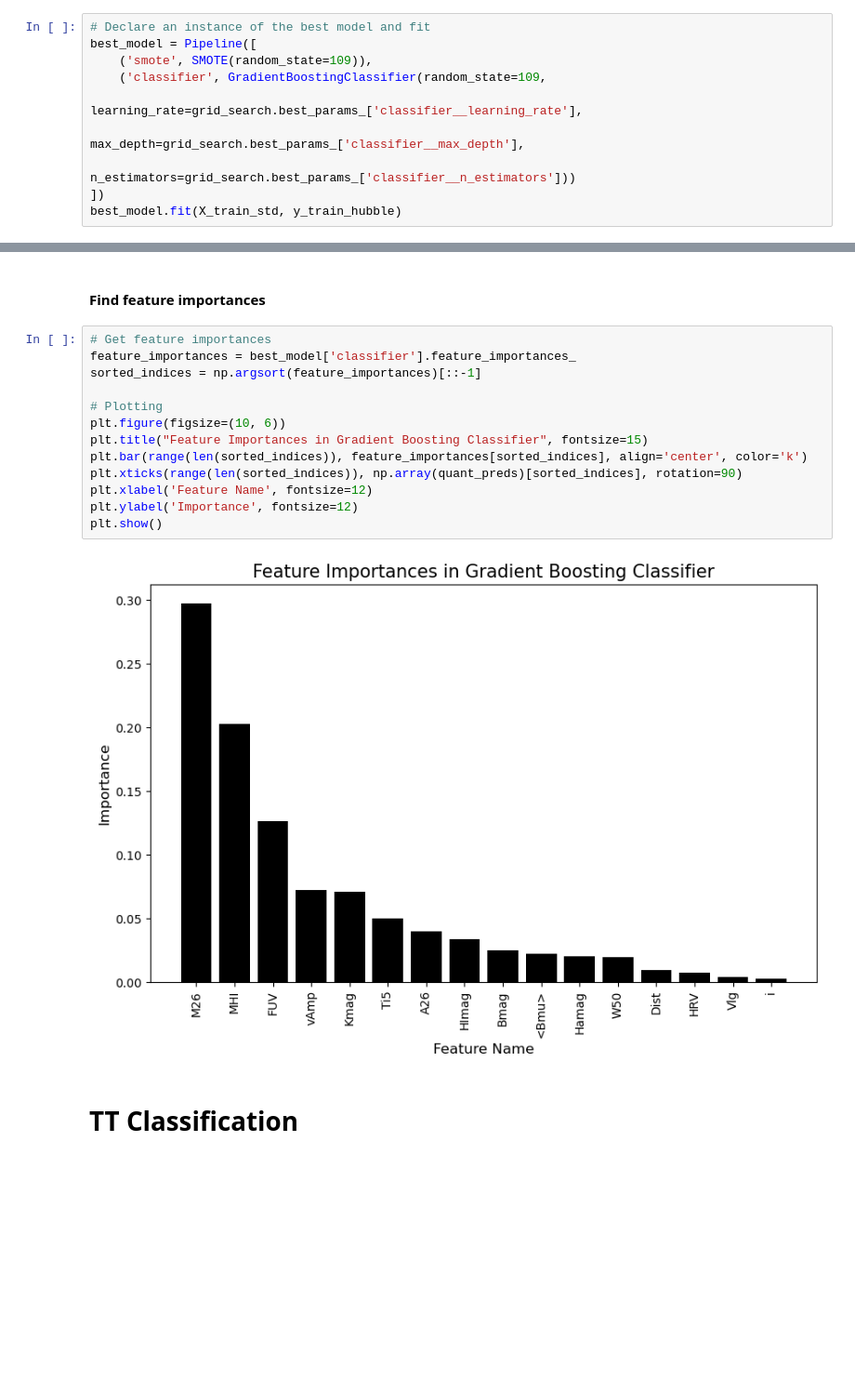
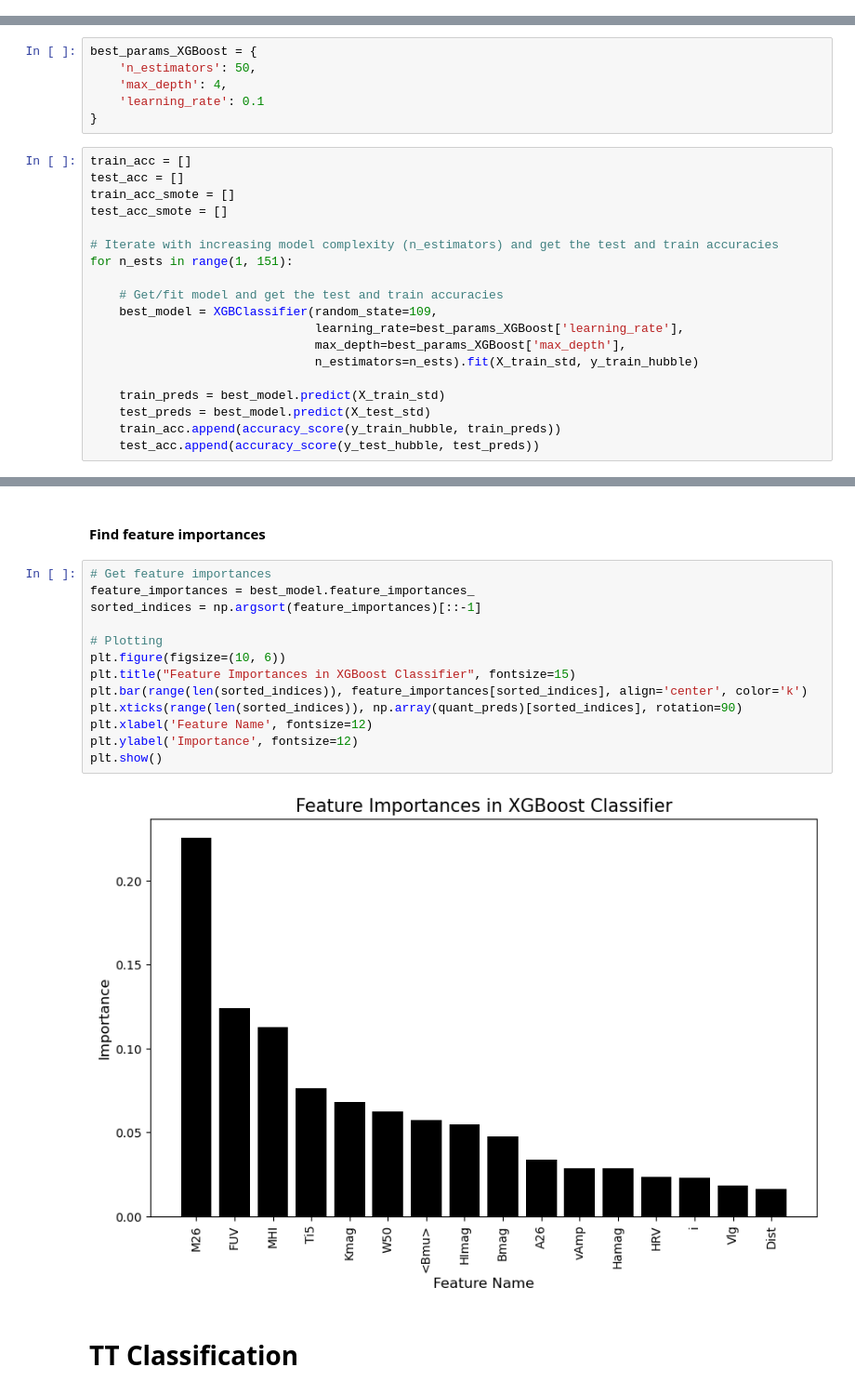
Before and after one commit to Adam-Boesky/Classifying_Galaxies, a Jupyter notebook: modeling/final-models.ipynb, the cells around one changed output, grey strips where cells are left out. Shown: that part at 93% size. Cells and saved outputs as stored; diff of their text form; blank space fills up the shorter version.

Commit message:
XGBoost implementation

```diff
--- a/modeling/final-models.ipynb
+++ b/modeling/final-models.ipynb
@@ -336,10 +461,0 @@ display(pd.DataFrame(hubble_accuracies).T)
-# %%
-# Declare an instance of the best model and fit
-best_model = Pipeline([
-    ('smote', SMOTE(random_state=109)),
-    ('classifier', GradientBoostingClassifier(random_state=109,
-                                              learning_rate=grid_search.best_params_['classifier__learning_rate'],
-                                              max_depth=grid_search.best_params_['classifier__max_depth'],
-                                              n_estimators=grid_search.best_params_['classifier__n_estimators']))
-])
-best_model.fit(X_train_std, y_train_hubble)
@@ -350,0 +464,25 @@ Pipeline(steps=[('smote', SMOTE(random_state=109)),
+# %%
+best_params_XGBoost = {
+    'n_estimators': 50,
+    'max_depth': 4,
+    'learning_rate': 0.1
+}
+# %%
+train_acc = []
+test_acc = []
+train_acc_smote = []
+test_acc_smote = []
+
+# Iterate with increasing model complexity (n_estimators) and get the test and train accuracies
+for n_ests in range(1, 151):
+
+    # Get/fit model and get the test and train accuracies
+    best_model = XGBClassifier(random_state=109,
+                               learning_rate=best_params_XGBoost['learning_rate'],
+                               max_depth=best_params_XGBoost['max_depth'],
+                               n_estimators=n_ests).fit(X_train_std, y_train_hubble)
+
+    train_preds = best_model.predict(X_train_std)
+    test_preds = best_model.predict(X_test_std)
+    train_acc.append(accuracy_score(y_train_hubble, train_preds))
+    test_acc.append(accuracy_score(y_test_hubble, test_preds))
@@ -419,18 +571,18 @@ plt.show()
 #### Find feature importances
 # %%
 # Get feature importances
-feature_importances = best_model['classifier'].feature_importances_
+feature_importances = best_model.feature_importances_
 sorted_indices = np.argsort(feature_importances)[::-1]
 
 # Plotting
 plt.figure(figsize=(10, 6))
-plt.title("Feature Importances in Gradient Boosting Classifier", fontsize=15)
+plt.title("Feature Importances in XGBoost Classifier", fontsize=15)
 plt.bar(range(len(sorted_indices)), feature_importances[sorted_indices], align='center', color='k')
 plt.xticks(range(len(sorted_indices)), np.array(quant_preds)[sorted_indices], rotation=90)
 plt.xlabel('Feature Name', fontsize=12)
 plt.ylabel('Importance', fontsize=12)
 plt.show()
 # %% [output]
-[figure, old version]
+[figure, new version]
 # %% [markdown]
 # TT Classification
```
Also changed, not shown: parts of 32 cells of this notebook.
